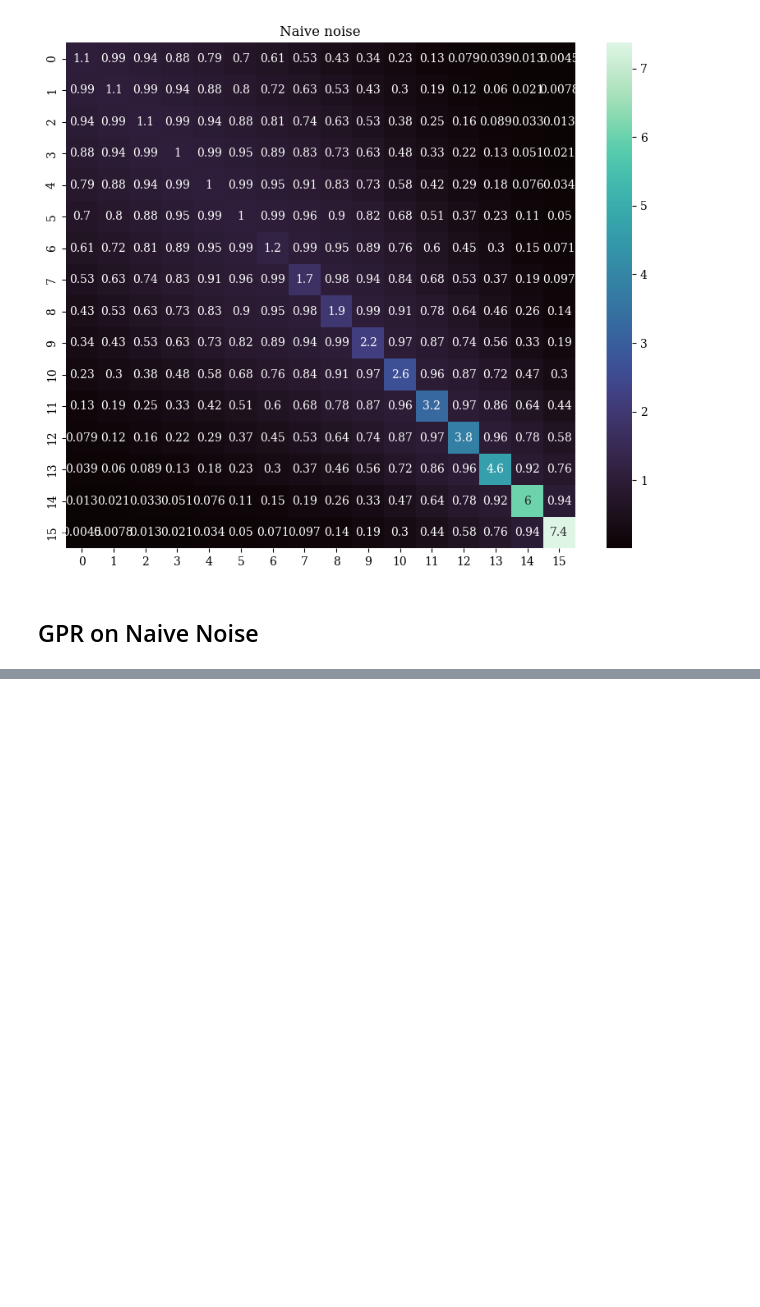
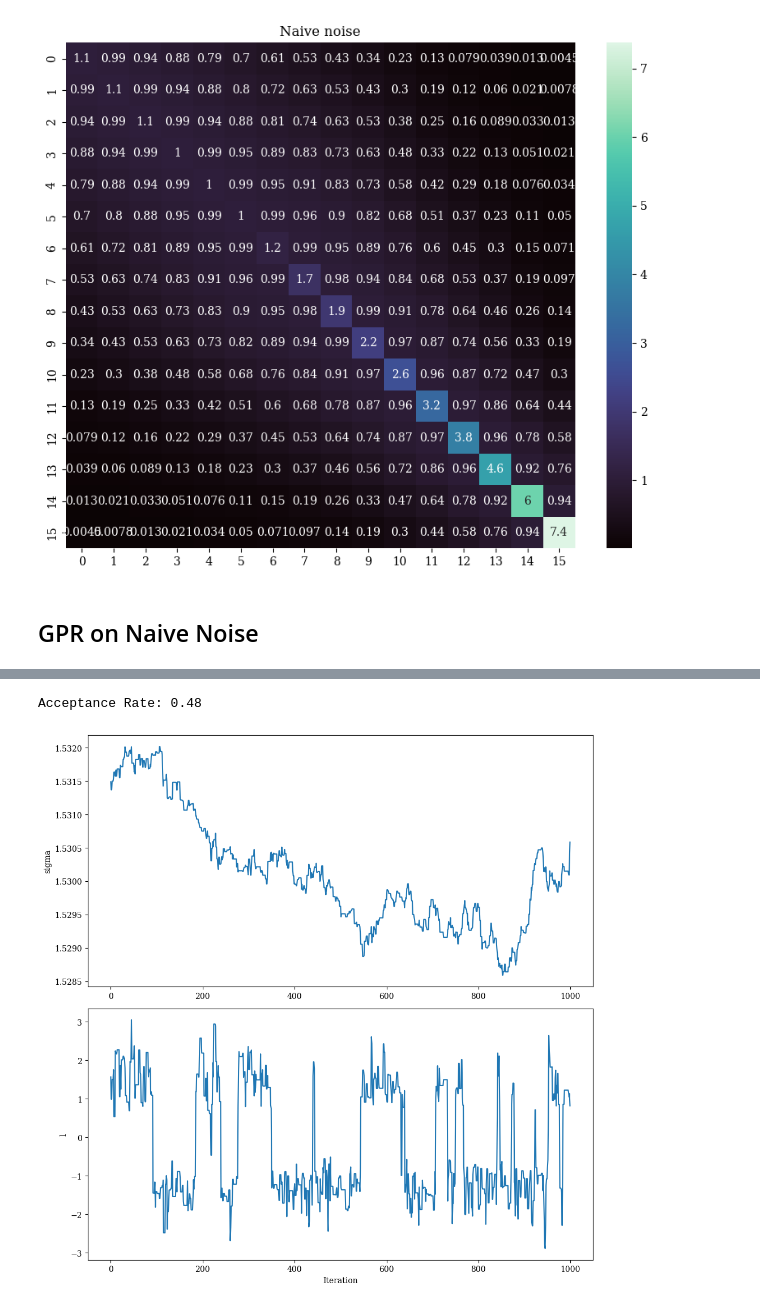
Before and after one commit to codinginrevolt/master_thesis, a Jupyter notebook: hebeler.ipynb, the cells around one changed output, grey strips where cells are left out. Drawn from its saved outputs; the diff is of its cells as text; code cells hidden in the pictures; blank space fills up the shorter version.

```diff
--- a/hebeler.ipynb
+++ b/hebeler.ipynb
@@ -161,0 +259,32 @@ plt.show()
+# %%
+x_train = n
+cs2_train = cs2_crude_avg
+phi_train = phi_avg
+train_noise = phi_sigma**2
+# %%
+iteration = 1000
+
+cs2_hat, nu_hat, l_hat = hel.get_hype_samples()
+init_param = [nu_hat, l_hat]
+param_std = [0.0001, 1]
+
+samples, acceptance_rate = m_h_gpr(iteration, init_param, param_std, x_train, phi_train, train_noise)
+
+print(f"Acceptance Rate: {acceptance_rate:.2f}")
+# %% [output]
+Acceptance Rate: 0.48
+# %%
+fig, axes = plt.subplots(2, 1, figsize=(10, 10))
+
+
+axes[0].plot(samples[:, 0])
+axes[0].set_ylabel("sigma")
+
+axes[1].plot(samples[:, 1])
+axes[1].set_ylabel("l")
+
+plt.xlabel("Iteration")
+plt.tight_layout()
+plt.show()
+# %% [output]
+[figure, added]
```
Also changed, not shown: parts of 5 cells of this notebook, 2 other files.
